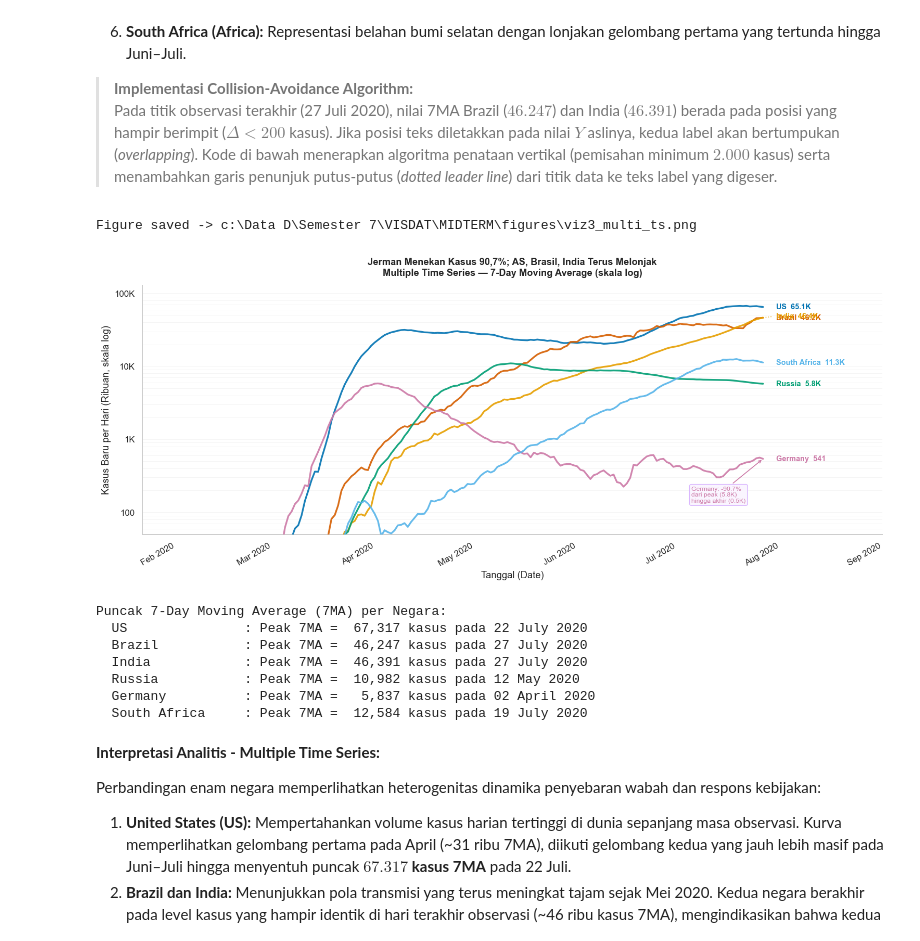
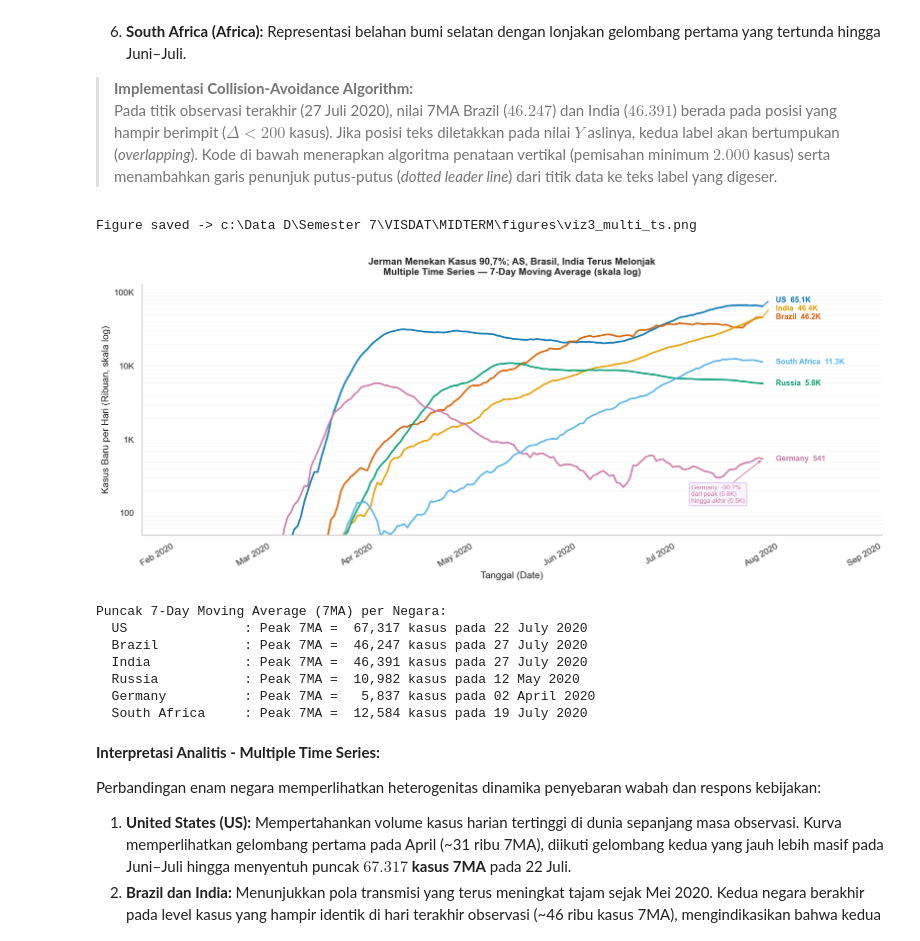
Before and after one commit to Hiiroga/Visualization-Data-Midterm-Project, a Jupyter notebook: covid19_time_series_visualization.ipynb, the cells around one changed output. Drawn from its saved outputs; the diff is of its cells as text; code cells hidden in the pictures.

```diff
--- a/covid19_time_series_visualization.ipynb
+++ b/covid19_time_series_visualization.ipynb
@@ -1098,20 +1098,33 @@ for country in SELECTED_COUNTRIES:
         'color': COLOR_MAP[country],
     })
 
-# Sorting berdasarkan nilai Y
+# Sorting berdasarkan nilai Y (ascending)
 endpoints.sort(key=lambda ep: ep['y'])
 
-# Hindari tumpang-tindih label — gap minimum 2.0K
-MIN_GAP_K  = 2.0
+# --- Collision avoidance dengan LOG-AWARE gap ---
+# Di skala log, jarak antar label dihitung dalam log-space
+# Minimum gap = faktor 1.25x (25% jarak log) agar tidak overlap
+import math
+
+def log_gap_ok(y_prev, y_curr, min_factor=1.25):
+    """Return True jika jarak log-space sudah cukup."""
+    if y_prev <= 0 or y_curr <= 0:
+        return True
+    return math.log10(y_curr) - math.log10(y_prev) >= math.log10(min_factor)
+
 assigned_ys = []
 for ep in endpoints:
     pos_y = ep['y']
-    if assigned_ys and (pos_y - assigned_ys[-1]) < MIN_GAP_K:
-        pos_y = assigned_ys[-1] + MIN_GAP_K
+    if assigned_ys:
+        prev_y = assigned_ys[-1]
+        # Jika jarak log-space tidak cukup, geser ke atas (kalikan dengan min_factor)
+        if not log_gap_ok(prev_y, pos_y, min_factor=1.30):
+            pos_y = prev_y * 1.30
     assigned_ys.append(pos_y)
 
-# Batas sumbu X: potong di 5 Agustus 2020 (tidak ada data kosong di kanan)
-x_end_date = pd.Timestamp('2020-08-05')
+# Batas sumbu X: potong di 5 Agustus 2020
+x_max_date  = country_df['Date'].max()
+x_label_pos = x_max_date + pd.Timedelta(days=4)
 
 fig, ax = plt.subplots(figsize=(14, 6))
 
@@ -1120,23 +1133,30 @@ for country in SELECTED_COUNTRIES:
     ax.plot(c_df['Date'], c_df['7MA'] / 1000,
             color=COLOR_MAP[country], lw=2.2, alpha=0.9, zorder=3)
 
-# Direct labels di ujung kanan
-x_max_date  = country_df['Date'].max()
-x_label_pos = x_max_date + pd.Timedelta(days=4)
+# Direct labels — posisi vertikal sudah di-spread dengan log-aware gap
+for ep, y_text in zip(endpoints, assigned_ys):
+    # Format nilai endpoint (data asli, bukan posisi label)
+    ep_val_str = f"{ep['y']:.1f}K" if ep['y'] >= 1 else f"{ep['y']*1000:.0f}"
+    label_text = f"{ep['name']}  {ep_val_str}"
 
-for ep, y_text in zip(endpoints, assigned_ys):
-    ep_val_str  = f"{ep['y']:.1f}K" if ep['y'] >= 1 else f"{ep['y']*1000:.0f}"
-    label_text  = f"{ep['name']}  {ep_val_str}"
     ax.text(x_label_pos, y_text, label_text,
             fontsize=9.5, color=ep['color'], fontweight='bold',
             va='center', ha='left', clip_on=False)
 
-    # Leader line jika label digeser
-    if abs(y_text - ep['y']) > 0.5:
-        ax.plot([ep['x'], x_label_pos - pd.Timedelta(days=1)],
-                [ep['y'], y_text],
-                color=ep['color'], lw=1.2, ls=':', alpha=0.7,
-                clip_on=False, zorder=2)
+    # Leader line dari endpoint asli ke posisi label (dengan annotate untuk anti-clip)
+    if abs(math.log10(max(y_text, 0.01)) - math.log10(max(ep['y'], 0.01))) > 0.02:
+        ax.annotate(
+            '',
+            xy=(ep['x'], ep['y']),
+            xytext=(x_label_pos - pd.Timedelta(days=2), y_text),
+            arrowprops=dict(
+                arrowstyle='-',
+                color=ep['color'],
+                lw=1.5,
+                alpha=0.80,
+            ),
+            clip_on=False,
+        )
 
 # Skala log Y agar Germany/Russia/South Africa terbaca
 ax.set_yscale('log')
@@ -1147,7 +1167,7 @@ ax.yaxis.set_major_formatter(mticker.FuncFormatter(
 ax.set_xlim(country_df['Date'].min(), x_max_date + pd.Timedelta(days=36))
 ax.set_ylim(bottom=0.05)
 
-# Anotasi Germany — ditempatkan di luar tick "Jul 2020"
+# Anotasi Germany
 ger_data = country_df[country_df['Country/Region'] == 'Germany'].copy()
 if not ger_data.empty:
     ger_pk_row  = ger_data.loc[ger_data['7MA'].idxmax()]
@@ -1159,34 +1179,34 @@ if not ger_data.empty:
         xytext=(-90, -55), textcoords='offset points',
         arrowprops=dict(arrowstyle='->', color=COLOR_MAP.get('Germany', '#CC79A7'), lw=1.1),
         fontsize=8, color=COLOR_MAP.get('Germany', '#CC79A7'),
         bbox=dict(boxstyle='round,pad=0.3', fc='#FAF5FF', ec='#D8B4FE', alpha=0.95),
     )
 
 ax.set_title(
     'Jerman Menekan Kasus 90,7%; AS, Brasil, India Terus Melonjak\n'
     'Multiple Time Series — 7-Day Moving Average (skala log)',
     fontweight='bold', pad=12,
 )
 ax.set_xlabel('Tanggal (Date)')
 ax.set_ylabel('Kasus Baru per Hari (Ribuan, skala log)')
 ax.xaxis.set_major_formatter(mdates.DateFormatter('%b %Y'))
 ax.xaxis.set_major_locator(mdates.MonthLocator())
 ax.xaxis.grid(False)
 ax.yaxis.grid(True, alpha=0.25, linewidth=0.5, which='both')
 fig.autofmt_xdate(rotation=30, ha='right')
 plt.tight_layout()
 save_fig('viz3_multi_ts.png')
 plt.show()
 
 print('Puncak 7-Day Moving Average (7MA) per Negara:')
 for c in SELECTED_COUNTRIES:
     c_df = country_df[country_df['Country/Region'] == c]
     if c_df.empty: continue
     pk_row = c_df.loc[c_df['7MA'].idxmax()]
     print(f'  {c:<16} : Peak 7MA = {pk_row["7MA"]:>7,.0f} kasus pada {pk_row["Date"].strftime("%d %B %Y")}')
 # %% [output]
 Figure saved -> c:\Data D\Semester 7\VISDAT\MIDTERM\figures\viz3_multi_ts.png
-[figure, old version]
+[figure, new version]
 Puncak 7-Day Moving Average (7MA) per Negara:
   US               : Peak 7MA =  67,317 kasus pada 22 July 2020
   Brazil           : Peak 7MA =  46,247 kasus pada 27 July 2020
```
Also changed, not shown: 1 other file.
